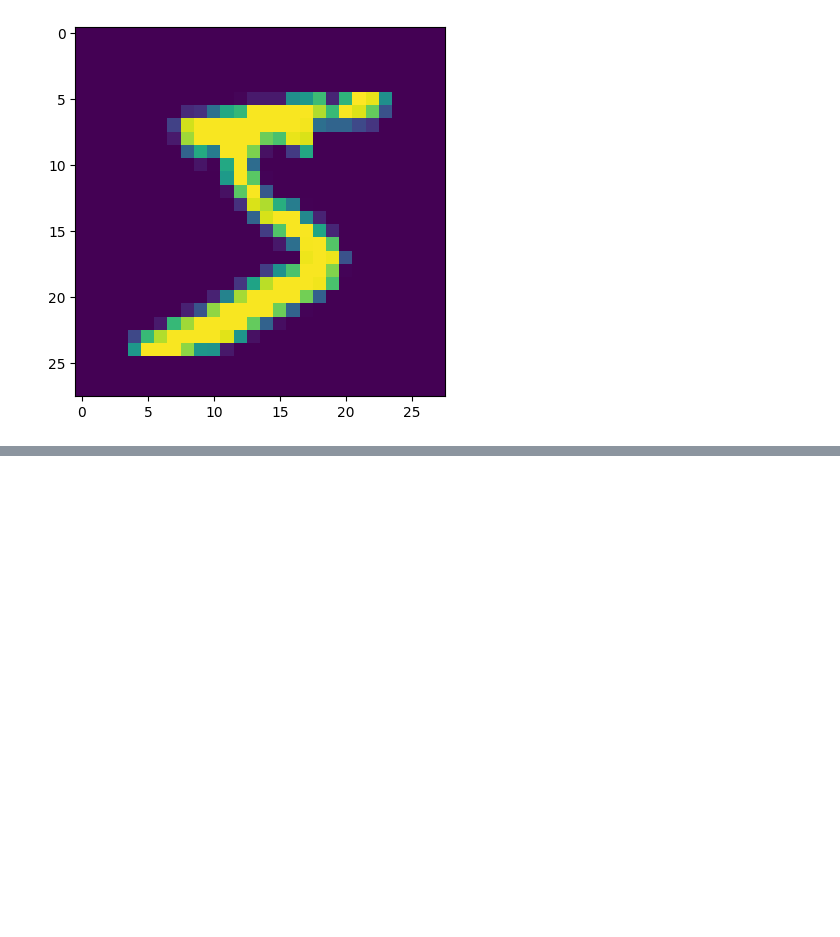
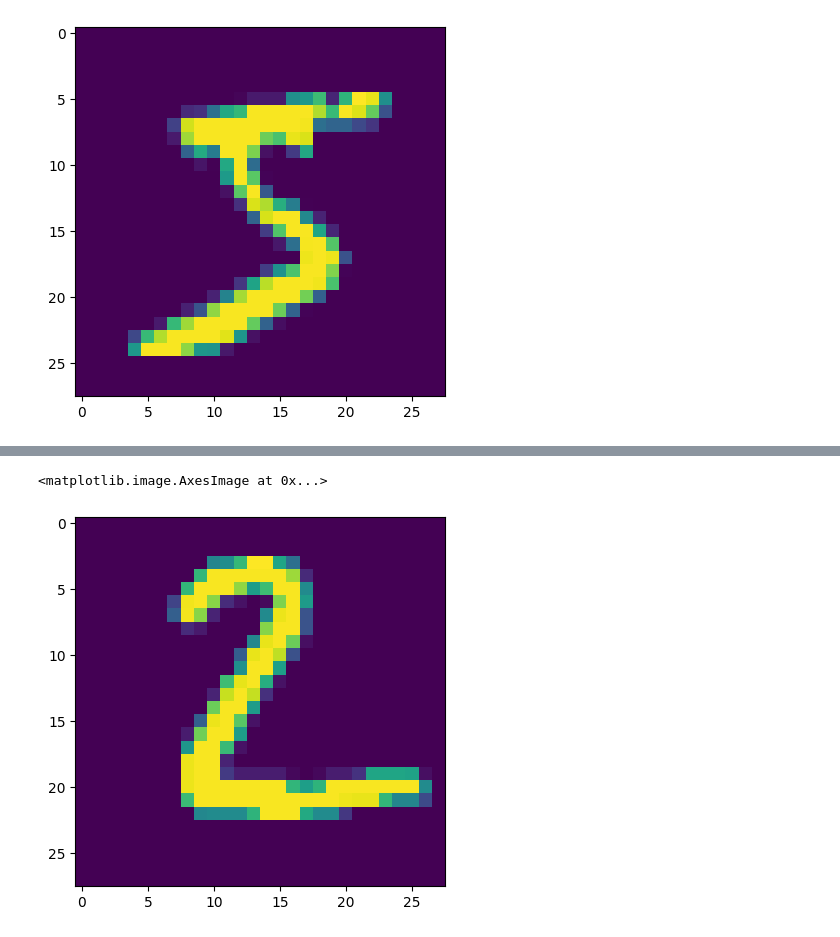
Before and after one commit to AnshumaanKarna92/MNISTusingCNN, a Jupyter notebook: MNISTclassifier.ipynb, the cells around one changed output, grey strips where cells are left out. Saved outputs shown, nothing was run; the diff lists cells and outputs as text; code cells hidden in the pictures; blank space fills up the shorter version.

```diff
--- a/MNISTclassifier.ipynb
+++ b/MNISTclassifier.ipynb
@@ -95,0 +97,5 @@ accuracy_score(y_test,y_pred)
+# %%
+plt.imshow(X_test[1])
+# %% [output]
+<matplotlib.image.AxesImage at 0x...>
+[figure, added]
```
Also changed, not shown: parts of 8 cells of this notebook.
